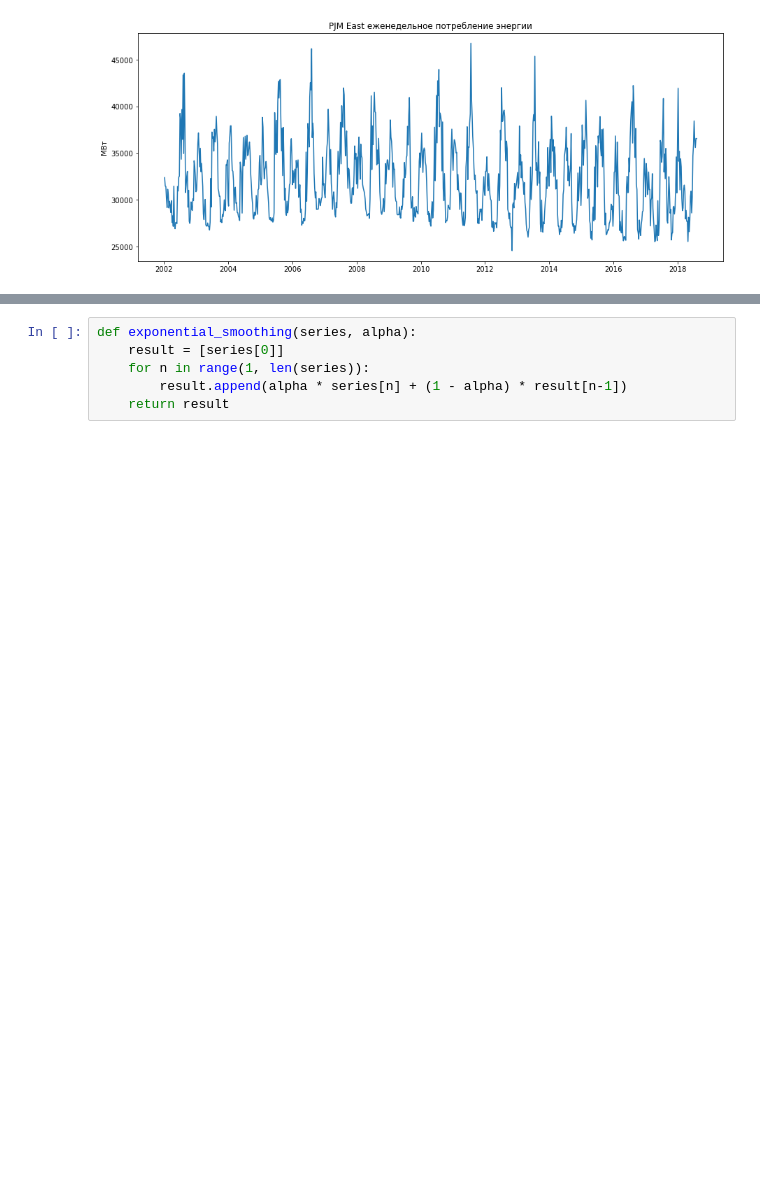
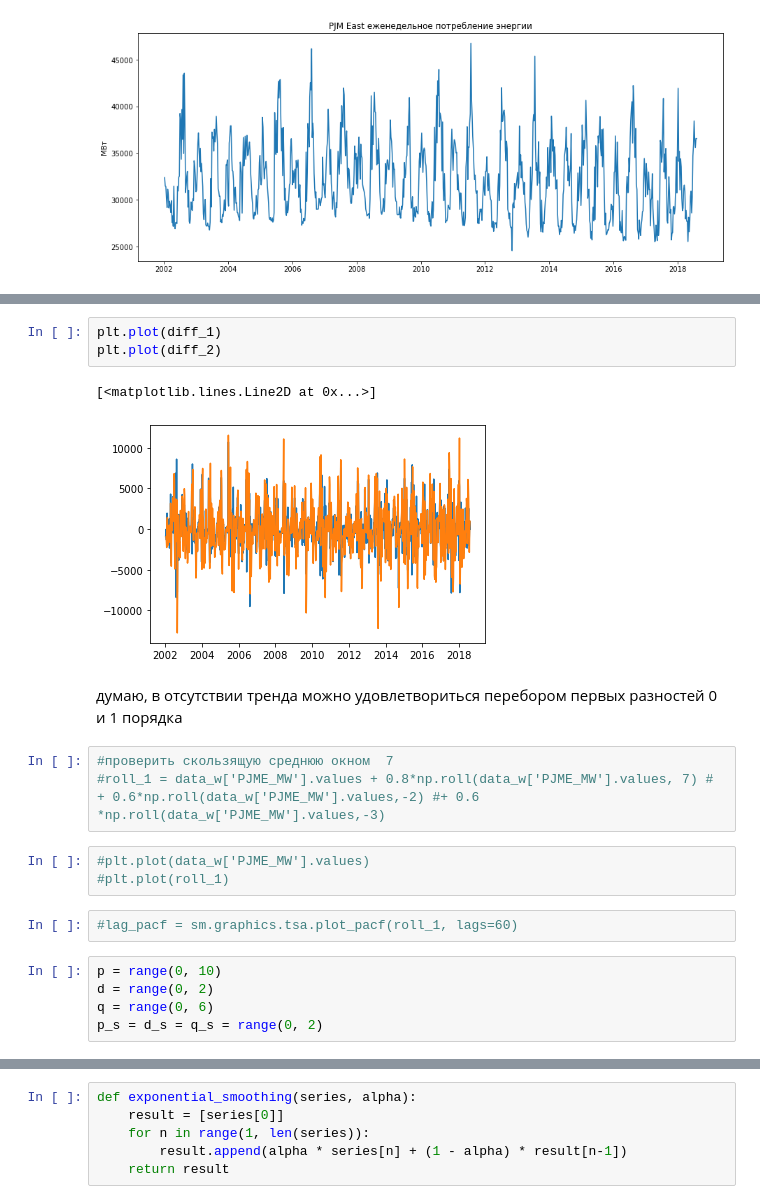
Before and after one commit to aldalinde/Time_series, a Jupyter notebook: lesson_04.ipynb, the cells around one changed output, grey strips where cells are left out. Cells and saved outputs as stored; diff of their text form; blank space fills up the shorter version.

```diff
--- a/lesson_04.ipynb
+++ b/lesson_04.ipynb
@@ -58,0 +87,21 @@ plt.ylabel ('МВт');
+# %%
+plt.plot(diff_1)
+plt.plot(diff_2)
+# %% [output]
+[<matplotlib.lines.Line2D at 0x...>]
+[figure, added]
+# %% [markdown]
+думаю, в отсутствии тренда можно удовлетвориться перебором первых разностей 0 и 1 порядка
+# %%
+#проверить скользящую среднюю окном  7
+#roll_1 = data_w['PJME_MW'].values + 0.8*np.roll(data_w['PJME_MW'].values, 7) # + 0.6*np.roll(data_w['PJME_MW'].values,-2) #+ 0.6 *np.roll(data_w['PJME_MW'].values,-3)
+# %%
+#plt.plot(data_w['PJME_MW'].values)
+#plt.plot(roll_1)
+# %%
+#lag_pacf = sm.graphics.tsa.plot_pacf(roll_1, lags=60)
+# %%
+p = range(0, 10)
+d = range(0, 2)
+q = range(0, 6)
+p_s = d_s = q_s = range(0, 2)
```
Also changed, not shown: parts of 47 cells of this notebook.
